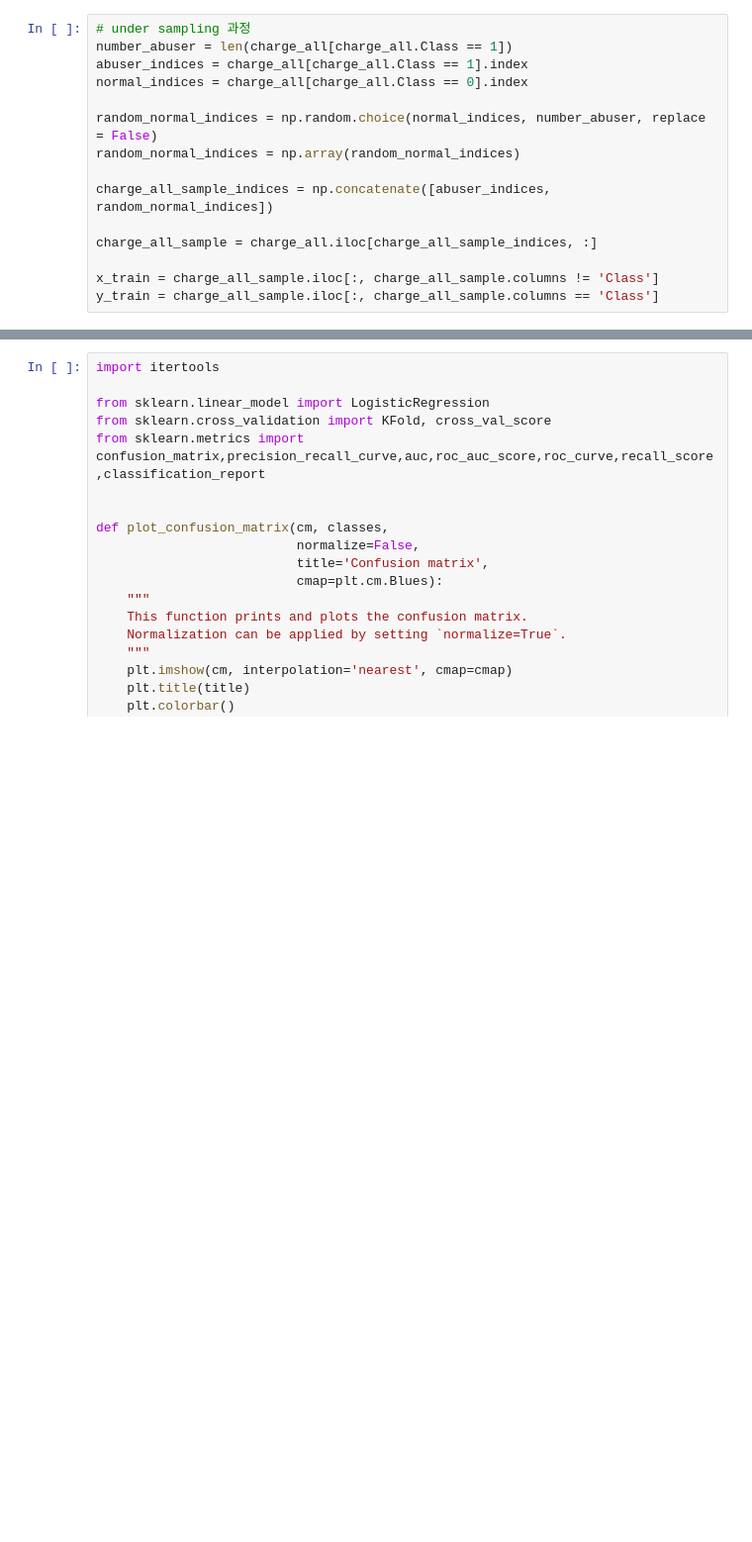
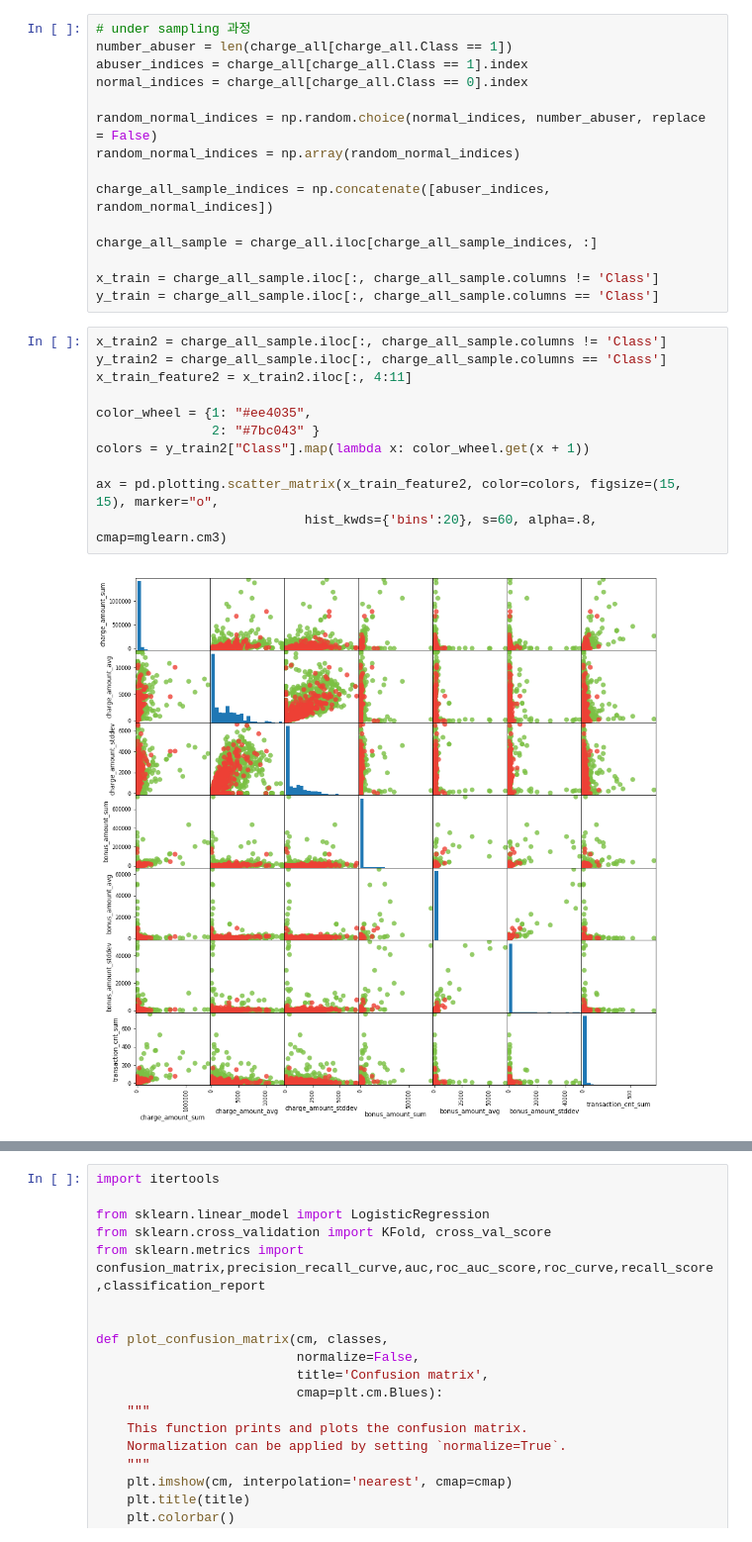
Before and after one commit to wzrnd-newbie/jaegeun, a Jupyter notebook: creditCardFraudDetection.ipynb, the cells around one changed output, grey strips where cells are left out. Shown at 99% size. Drawn from its saved outputs; the diff is of its cells as text; blank space fills up the shorter version.

```diff
--- a/creditCardFraudDetection.ipynb
+++ b/creditCardFraudDetection.ipynb
@@ -158,3 +157,16 @@ charge_all_sample = charge_all.iloc[charge_all_sample_indices, :]
 
 x_train = charge_all_sample.iloc[:, charge_all_sample.columns != 'Class']
 y_train = charge_all_sample.iloc[:, charge_all_sample.columns == 'Class']
+# %%
+x_train2 = charge_all_sample.iloc[:, charge_all_sample.columns != 'Class']
+y_train2 = charge_all_sample.iloc[:, charge_all_sample.columns == 'Class']
+x_train_feature2 = x_train2.iloc[:, 4:11]
+
+color_wheel = {1: "#ee4035",
+               2: "#7bc043" }
+colors = y_train2["Class"].map(lambda x: color_wheel.get(x + 1))
+
+ax = pd.plotting.scatter_matrix(x_train_feature2, color=colors, figsize=(15, 15), marker="o",
+                           hist_kwds={'bins':20}, s=60, alpha=.8, cmap=mglearn.cm3)
+# %% [output]
+[figure, added]
```
Also changed, not shown: parts of 14 cells of this notebook.
